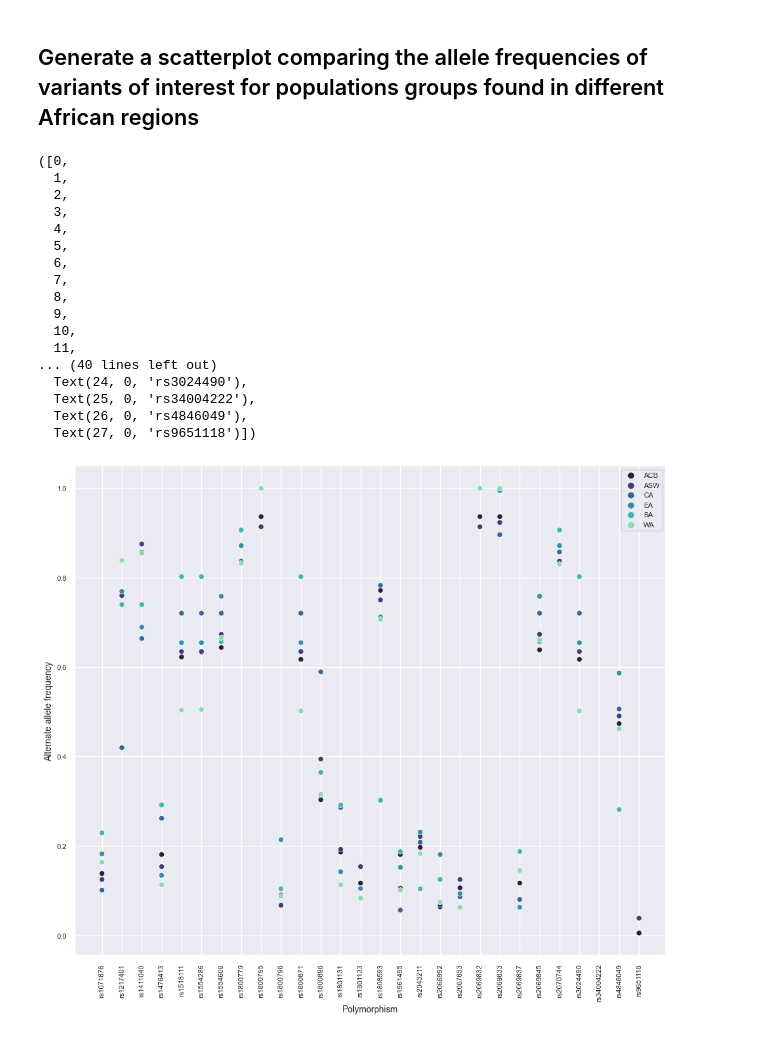
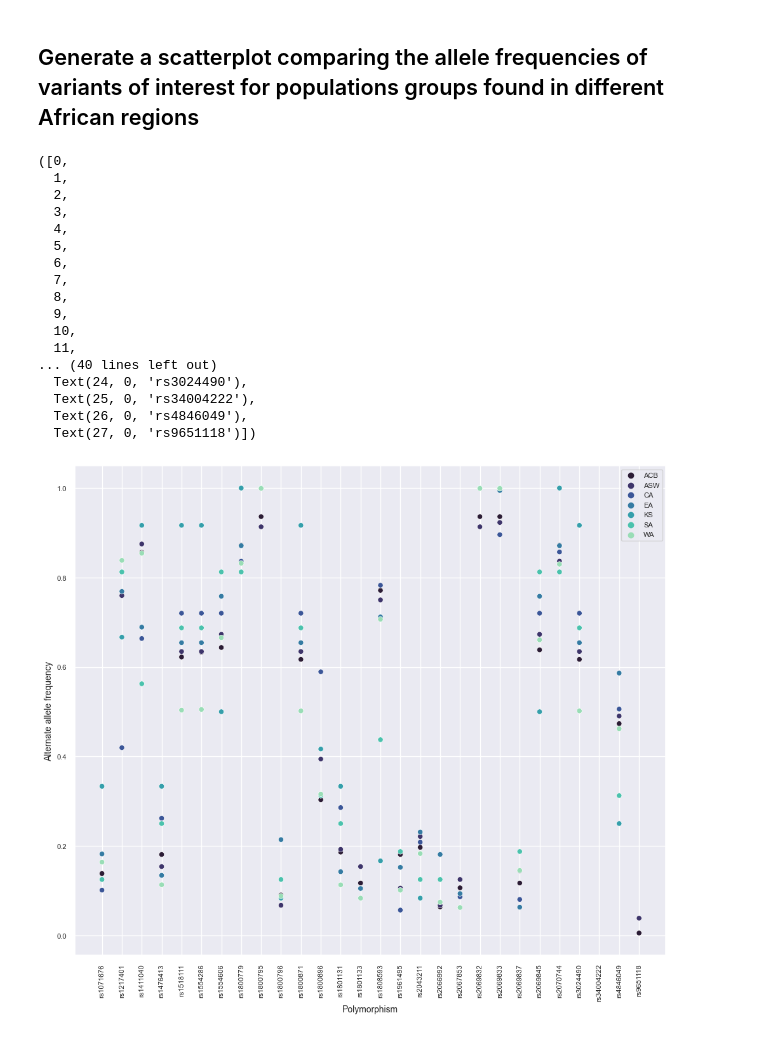
Before and after one commit to MeganHolborn/Genomics_allele-frequency-and-effect_data-analysis, a Jupyter notebook: Plots/plots.ipynb, the cells around one changed output. Cells and saved outputs as stored; diff of their text form; code cells hidden in the pictures.

```diff
--- a/Plots/plots.ipynb
+++ b/Plots/plots.ipynb
@@ -20,7 +20,7 @@ genes = gene_location_df.location_name
 
 sample_info_df = pd.read_csv(os.path.join(home_path, "Data_descriptions", "samples.csv"))
 sub_populations = sample_info_df.SUB.unique()
-regional_classification = {"ACB":"ACB","ASW":"ASW","GWD":"WA","ESN":"WA","MSL":"WA","MbutiPygmy":"CA","BiakaPygmy":"CA","Mandenka":"WA","Yoruba":"WA","San":"SA","BantuSouthAfrica":"SA","BantuKenya":"EA","YRI":"WA","LWK":"EA"}
+regional_classification = {"ACB":"ACB","ASW":"ASW","GWD":"WA","ESN":"WA","MSL":"WA","MbutiPygmy":"CA","BiakaPygmy":"CA","Mandenka":"WA","Yoruba":"WA","San":"KS","BantuSouthAfrica":"SA","BantuKenya":"EA","YRI":"WA","LWK":"EA"} # SA = South Africa, CA = Central Africa, WA = West Africa, EA = East Africa, ACB = African Carribean in Barbados, ASW = African American, KS = Khoi-San
 
 ## Set figure area and font size
 sns.set(rc={"figure.figsize": (12, 10)})
@@ -279,40 +279,40 @@ af_melt = af_subset.melt(id_vars=columns, value_vars=sub_populations, var_name="
 
 # Add the regional classifications for each sub-populations to the table
 af_melt["REG"] = af_melt["SUB_POP"].map(regional_classification)
-af_melt = af_melt.groupby(["ID","REG"]).mean()
+af_melt_regions = af_melt.groupby(["ID","REG"]).mean()
 
 
 # Create scatterplot
 
-custom_palette = sns.color_palette("mako", 6)
+custom_palette = sns.color_palette("mako", 7)
 variant_barplot = sns.scatterplot(
     x="ID",
     y="ALT_AF",
     hue="REG",
-    data=af_melt,
+    data=af_melt_regions,
     palette=custom_palette,
 )
 
 variant_barplot.set_ylabel("Alternate allele frequency")
 variant_barplot.set_xlabel("Polymorphism")
 plt.legend(loc="upper right")
 plt.xticks(rotation=90)
 # %% [output]
 ([0,
   1,
   2,
   3,
   4,
   5,
   6,
   7,
   8,
   9,
   10,
   11,
 ... (40 lines left out)
   Text(24, 0, 'rs3024490'),
   Text(25, 0, 'rs34004222'),
   Text(26, 0, 'rs4846049'),
   Text(27, 0, 'rs9651118')])
-[figure, old version]
+[figure, new version]
```
Also changed, not shown: parts of 4 cells of this notebook.
